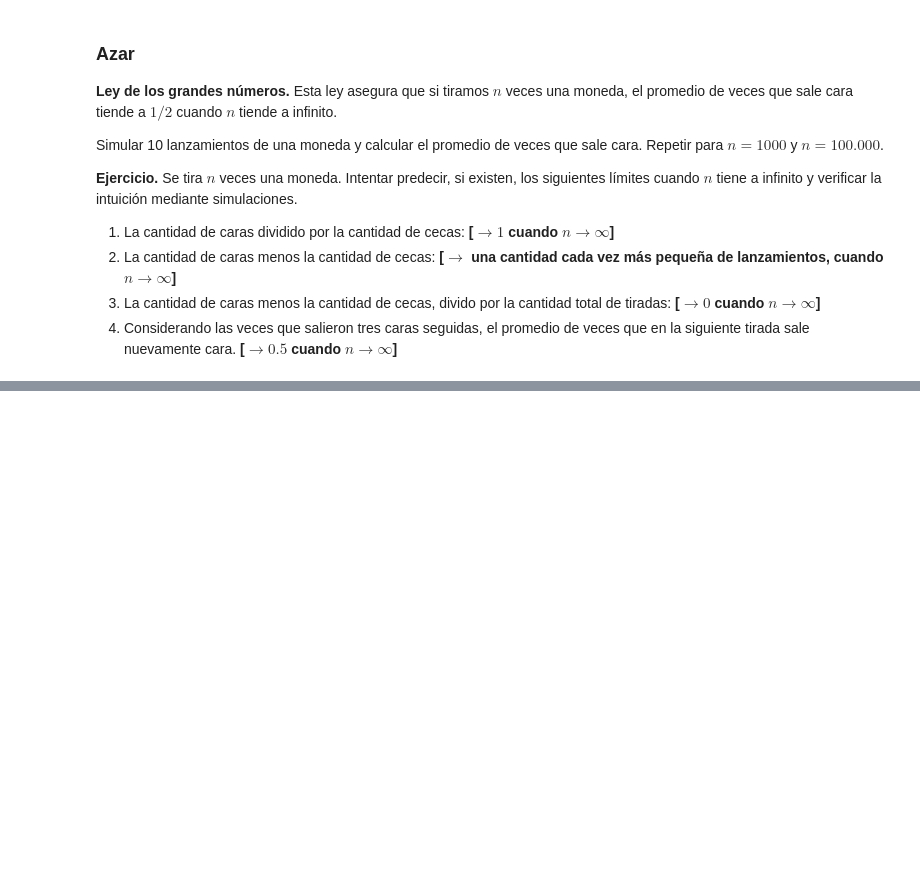
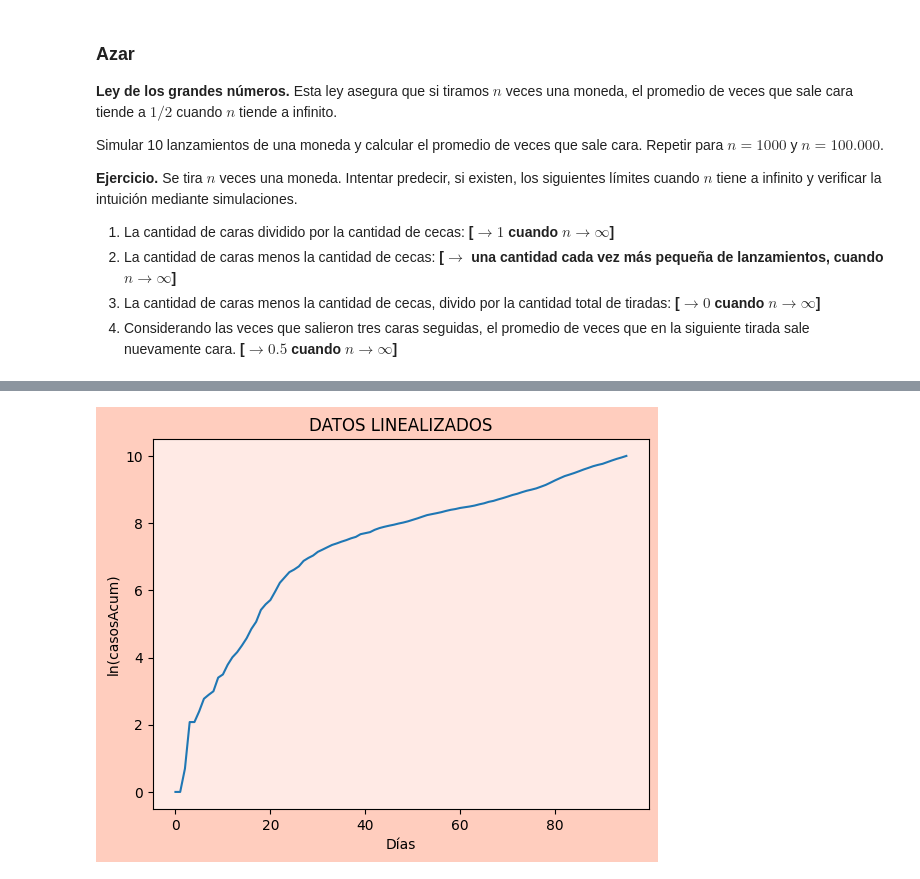
Before and after one commit to errejotaeme/LDD_UBA_2025, a Jupyter notebook: ejercicios_resueltos_LDD.ipynb, the cells around one changed output, grey strips where cells are left out. Saved outputs shown, nothing was run; the diff lists cells and outputs as text; code cells hidden in the pictures; blank space fills up the shorter version.

```diff
--- a/ejercicios_resueltos_LDD.ipynb
+++ b/ejercicios_resueltos_LDD.ipynb
@@ -81,0 +163,16 @@ El 50.35% de las veces que salieron tres caras seguidas, la cuarta tambien fue c
+# %%
+# Gráfico 3: datos linealizados
+casos_acum_decim = np.float64(casos_acumulados)  # Enteros a punto flotante
+log_casos_acum = np.log(casos_acum_decim)  # Le tomo el logaritmo natural
+plt.plot(log_casos_acum)
+# Información
+plt.title("DATOS LINEALIZADOS")
+plt.xlabel('Días')  # Etiqueta del eje horizontal
+plt.ylabel('ln(casosAcum)')  # Etiqueta del eje vertical
+# Estilo
+ax = plt.gca()
+ax.set_facecolor("#ffeae5")  # Color de fondo del gráfico
+plt.gcf().patch.set_facecolor('#ffcdbe')  # Color de fondo del marco
+plt.show()
+# %% [output]
+[figure, added]
```
Also changed, not shown: parts of 96 cells of this notebook.
